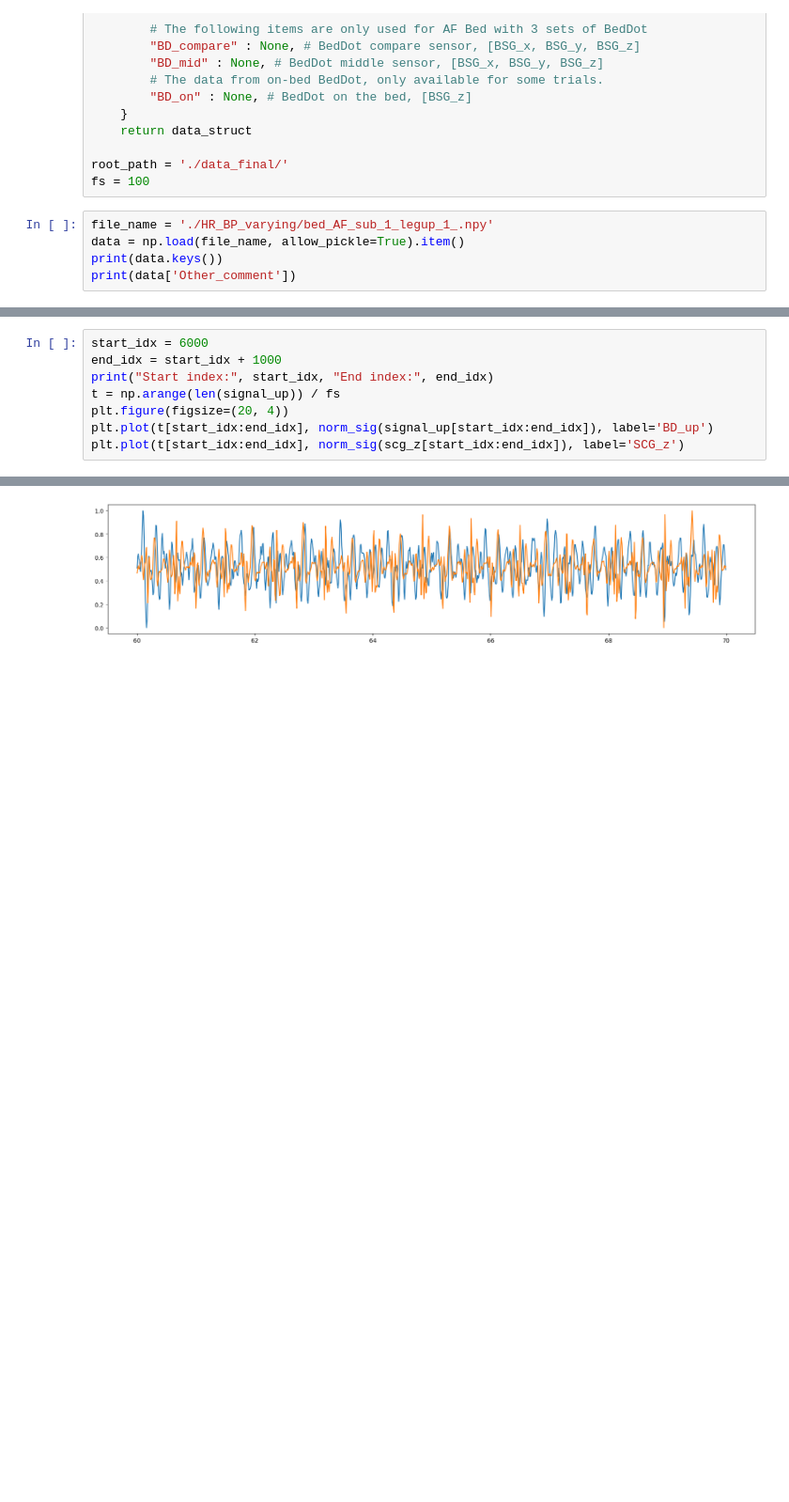
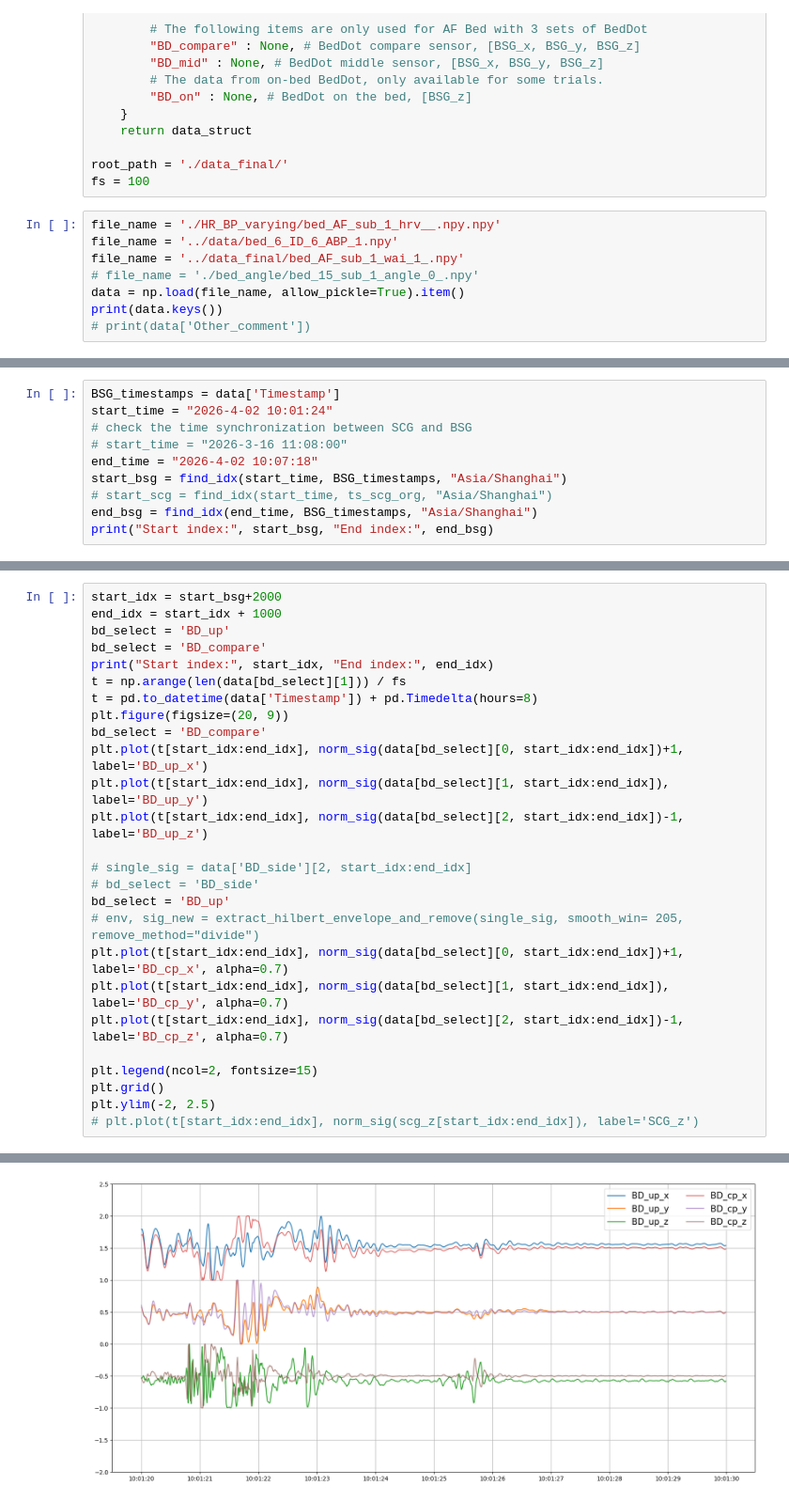
Before and after one commit to ZYY0844/CoreDemo_YY, a Jupyter notebook: data_final/data_visual.ipynb, the cells around one changed output, grey strips where cells are left out. Shown at 94% size. Drawn from its saved outputs; the diff is of its cells as text; blank space fills up the shorter version.

```diff
--- a/data_final/data_visual.ipynb
+++ b/data_final/data_visual.ipynb
@@ -68,8 +128,11 @@ def new_struct():
 root_path = './data_final/'
 fs = 100
 # %%
-file_name = './HR_BP_varying/bed_AF_sub_1_legup_1_.npy'
+file_name = './HR_BP_varying/bed_AF_sub_1_hrv__.npy.npy'
+file_name = '../data/bed_6_ID_6_ABP_1.npy'
+file_name = '../data_final/bed_AF_sub_1_wai_1_.npy'
+# file_name = './bed_angle/bed_15_sub_1_angle_0_.npy'
 data = np.load(file_name, allow_pickle=True).item()
 print(data.keys())
-print(data['Other_comment'])
+# print(data['Other_comment'])
 # %% [output]
@@ -83,0 +144,10 @@ Start time: 2026-03-17 06:36:28 End time: 2026-03-17 06:42:28
+# %%
+BSG_timestamps = data['Timestamp']
+start_time = "2026-4-02 10:01:24"
+# check the time synchronization between SCG and BSG
+# start_time = "2026-3-16 11:08:00"
+end_time = "2026-4-02 10:07:18"
+start_bsg = find_idx(start_time, BSG_timestamps, "Asia/Shanghai")
+# start_scg = find_idx(start_time, ts_scg_org, "Asia/Shanghai")
+end_bsg = find_idx(end_time, BSG_timestamps, "Asia/Shanghai")
+print("Start index:", start_bsg, "End index:", end_bsg)
@@ -84,9 +156,27 @@ Start time: 2026-03-17 06:36:28 End time: 2026-03-17 06:42:28
 # %%
-start_idx = 6000
+start_idx = start_bsg+2000
 end_idx = start_idx + 1000
+bd_select = 'BD_up'
+bd_select = 'BD_compare'
 print("Start index:", start_idx, "End index:", end_idx)
-t = np.arange(len(signal_up)) / fs
-plt.figure(figsize=(20, 4))
-plt.plot(t[start_idx:end_idx], norm_sig(signal_up[start_idx:end_idx]), label='BD_up')
-plt.plot(t[start_idx:end_idx], norm_sig(scg_z[start_idx:end_idx]), label='SCG_z')
+t = np.arange(len(data[bd_select][1])) / fs
+t = pd.to_datetime(data['Timestamp']) + pd.Timedelta(hours=8)
+plt.figure(figsize=(20, 9))
+bd_select = 'BD_compare'
+plt.plot(t[start_idx:end_idx], norm_sig(data[bd_select][0, start_idx:end_idx])+1, label='BD_up_x')
+plt.plot(t[start_idx:end_idx], norm_sig(data[bd_select][1, start_idx:end_idx]), label='BD_up_y')
+plt.plot(t[start_idx:end_idx], norm_sig(data[bd_select][2, start_idx:end_idx])-1, label='BD_up_z')
+
+# single_sig = data['BD_side'][2, start_idx:end_idx]
+# bd_select = 'BD_side'
+bd_select = 'BD_up'
+# env, sig_new = extract_hilbert_envelope_and_remove(single_sig, smooth_win= 205, remove_method="divide")
+plt.plot(t[start_idx:end_idx], norm_sig(data[bd_select][0, start_idx:end_idx])+1, label='BD_cp_x', alpha=0.7)
+plt.plot(t[start_idx:end_idx], norm_sig(data[bd_select][1, start_idx:end_idx]), label='BD_cp_y', alpha=0.7)
+plt.plot(t[start_idx:end_idx], norm_sig(data[bd_select][2, start_idx:end_idx])-1, label='BD_cp_z', alpha=0.7)
+
+plt.legend(ncol=2, fontsize=15)
+plt.grid()
+plt.ylim(-2, 2.5)
+# plt.plot(t[start_idx:end_idx], norm_sig(scg_z[start_idx:end_idx]), label='SCG_z')
 # %% [output]
@@ -95 +185 @@ Start index: 6000 End index: 7000
-[figure, old version]
+[figure, new version]
```
Also changed, not shown: parts of 8 cells of this notebook, 19 other files.
